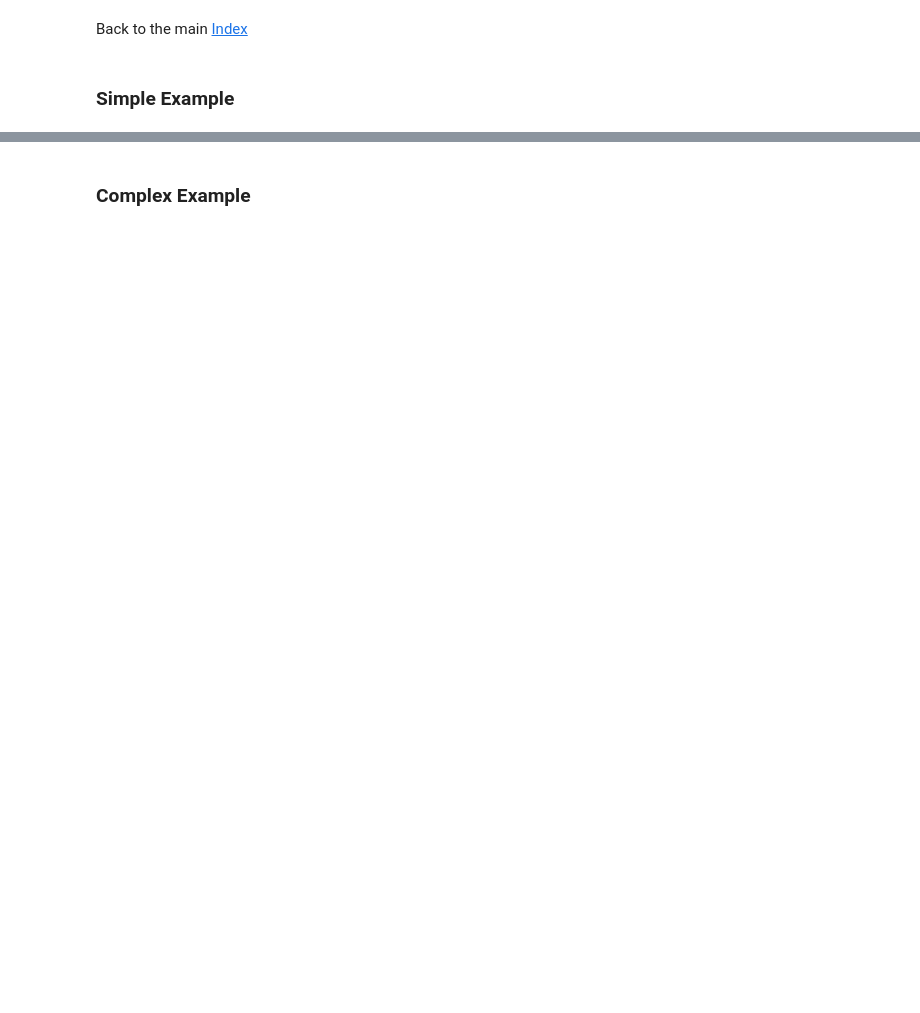
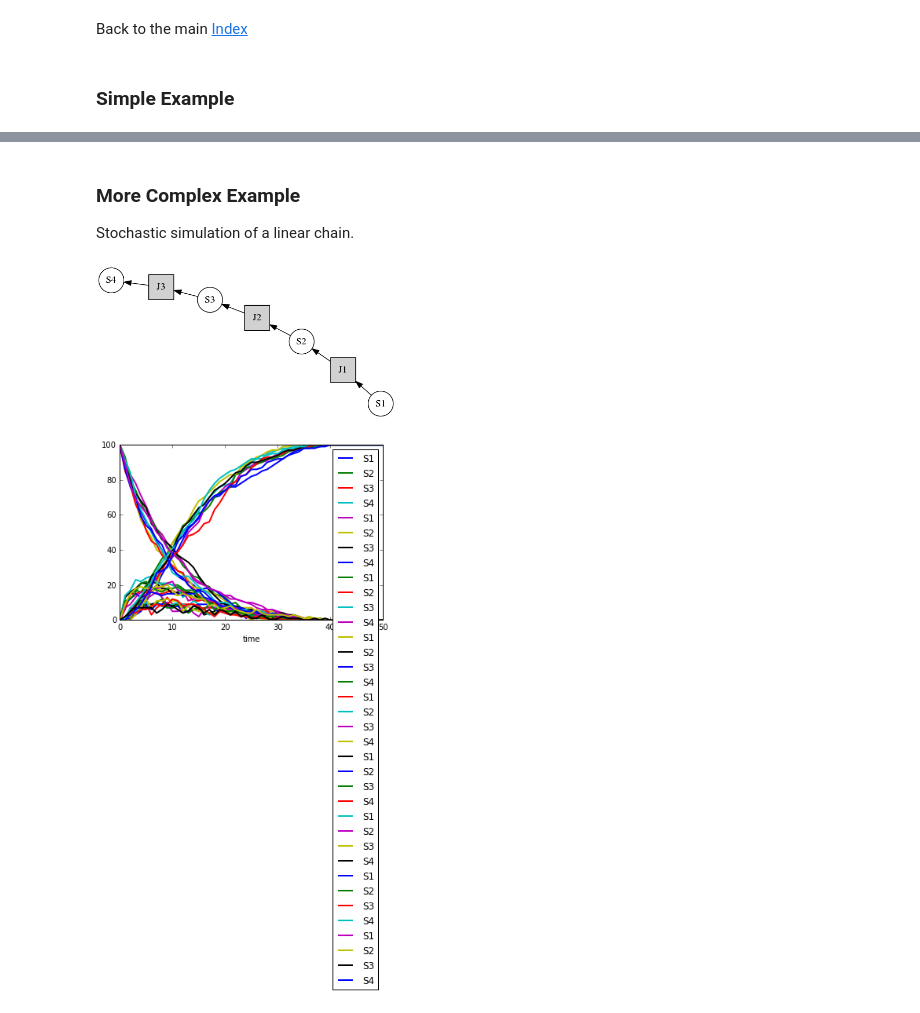
Before and after one commit to sys-bio/tellurium, a Jupyter notebook: examples/notebooks/core/introduction.ipynb, the cells around one changed output, grey strips where cells are left out. Saved outputs shown, nothing was run; the diff lists cells and outputs as text; code cells hidden in the pictures; blank space fills up the shorter version.

```diff
--- a/examples/notebooks/core/introduction.ipynb
+++ b/examples/notebooks/core/introduction.ipynb
@@ -14,16 +15,28 @@ r.plot()
 # %% [markdown]
-### Complex Example
+### More Complex Example
+Stochastic simulation of a linear chain.
 # %%
 import tellurium as te
 r = te.loada('''
-    # A dollar symbol means fix the species concentration
-    J1: $S1 -> S2;  k1*S1;
-    J2: S2 -> S3;  k2*S2 - k3*S3;
-    J3: S3 -> $S4; k4*S3;
+    J1: S1 -> S2;  k1*S1;
+    J2: S2 -> S3; k2*S2 - k3*S3
+    # J2_1: S2 -> S3; k2*S2
+    # J2_2: S3 -> S2; k3*S3;
+    J3: S3 -> S4; k4*S3;
 
     k1 = 0.1; k2 = 0.5; k3 = 0.5; k4 = 0.5;
-    S1 = 10;
+    S1 = 100;
 ''')
+r.draw(width=300)
+# run the simulation
+r.setIntegrator('gillespie')
+r.selections = ['time'] + r.getBoundarySpeciesIds() + r.getFloatingSpeciesIds()
 
-result = r.simulate (0, 10, 100, ['time', 'S1', 'S2', 'S3', 'J1'])
-r.plot(result);
+
+for k in range(1,10):
+    r.resetToOrigin()
+    s = r.simulate(0, 50)
+    r.plot(s, show=False);
+# %% [output]
+[figure, added]
+[figure, added]
```
Also changed, not shown: parts of 1 cell of this notebook, 32 other files.
